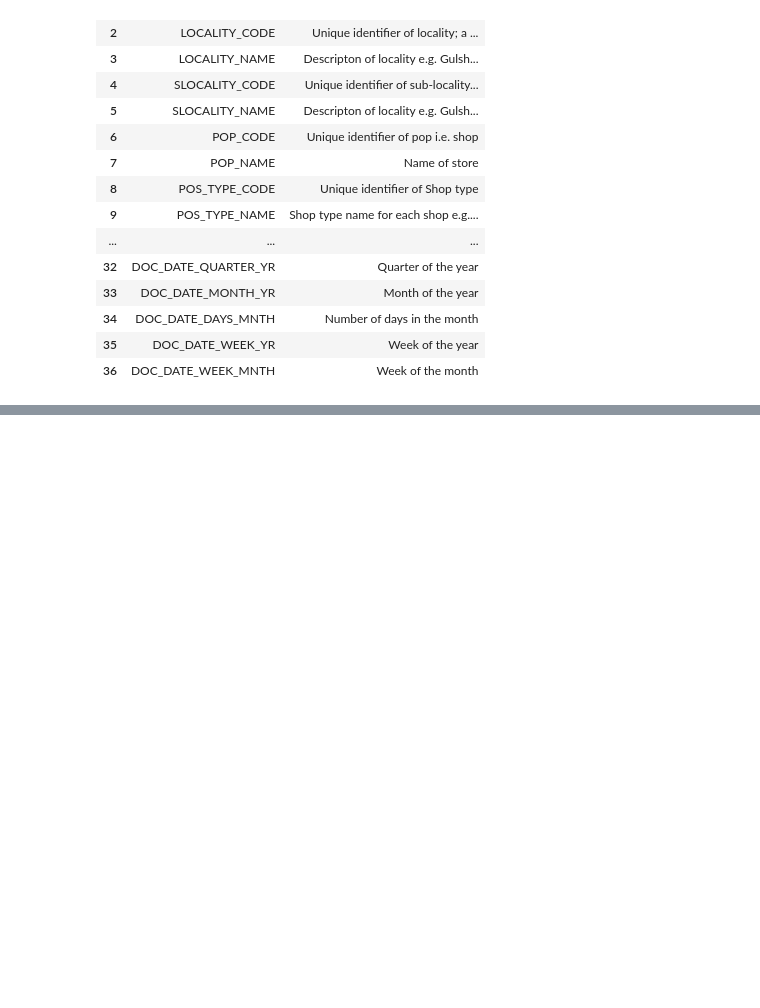
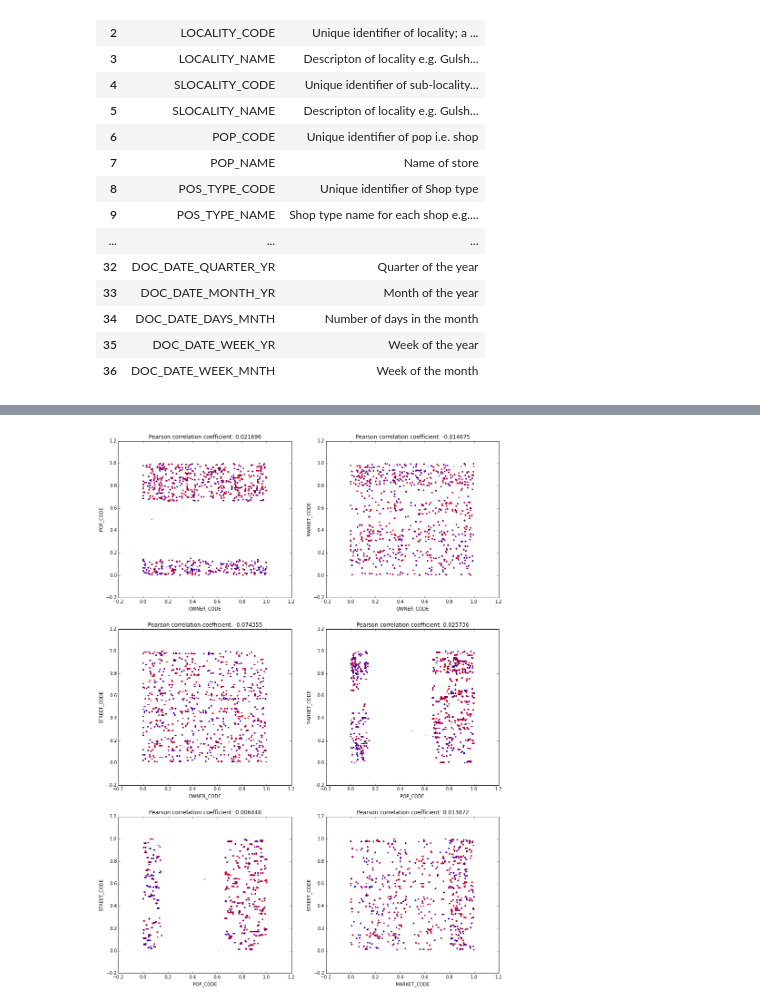
Before and after one commit to danishdata/ids-notebooks, a Jupyter notebook: Analysis-Final.ipynb, the cells around one changed output, grey strips where cells are left out. Saved outputs shown, nothing was run; the diff lists cells and outputs as text; code cells hidden in the pictures; blank space fills up the shorter version.

```diff
--- a/Analysis-Final.ipynb
+++ b/Analysis-Final.ipynb
@@ -1643,0 +1672,18 @@ df_merged.to_csv(file_path, index=False)
+# %%
+plt.figure(figsize=(15,21))
+cont_features = ['OWNER_CODE', 'POP_CODE', 'MARKET_CODE', 'STREET_CODE']
+colors = df_merged['ORDER_STATUS'].apply(lambda x: 'r' if x==1 else 'b')
+
+for index, pair in enumerate(list(itertools.combinations(cont_features, 2))):
+    plt.subplot(3, 2, index + 1)
+    x = df_merged[pair[0]]/max(df_merged[pair[0]])
+    y = df_merged[pair[1]]/max(df_merged[pair[1]])
+
+    plt.scatter(x, y, c = colors, alpha = 0.3, lw = 0, s = 7)
+    plt.title('Pearson correlation coefficient: %f'%(df_merged[pair[0]].corr(df_merged[pair[1]])))
+    plt.xlabel(pair[0])
+    plt.ylabel(pair[1])
+
+plt.show()
+# %% [output]
+[figure, added]
```
Also changed, not shown: parts of 22 cells of this notebook.
